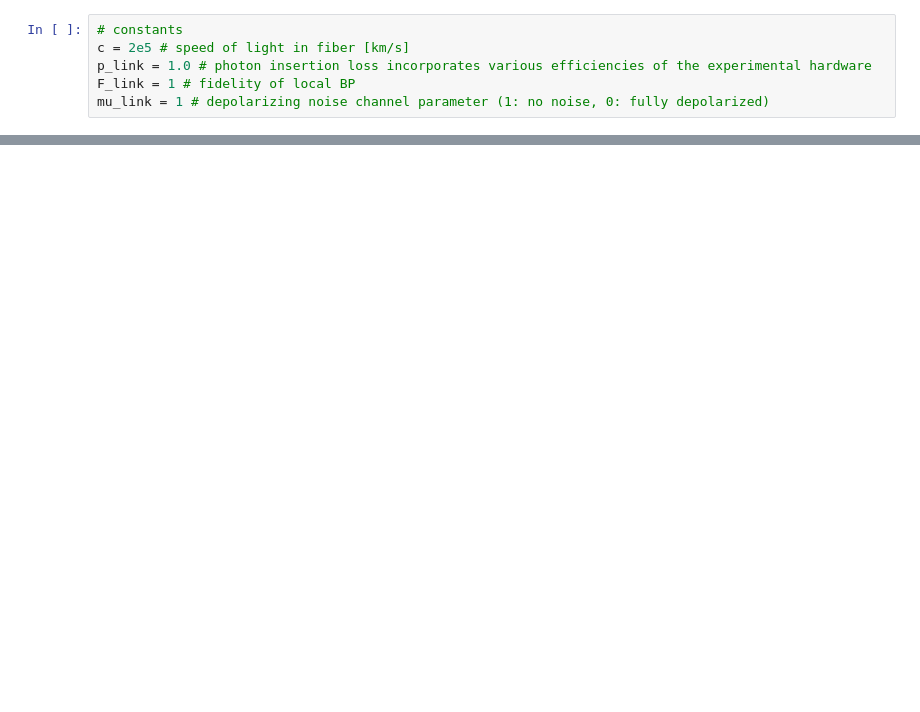
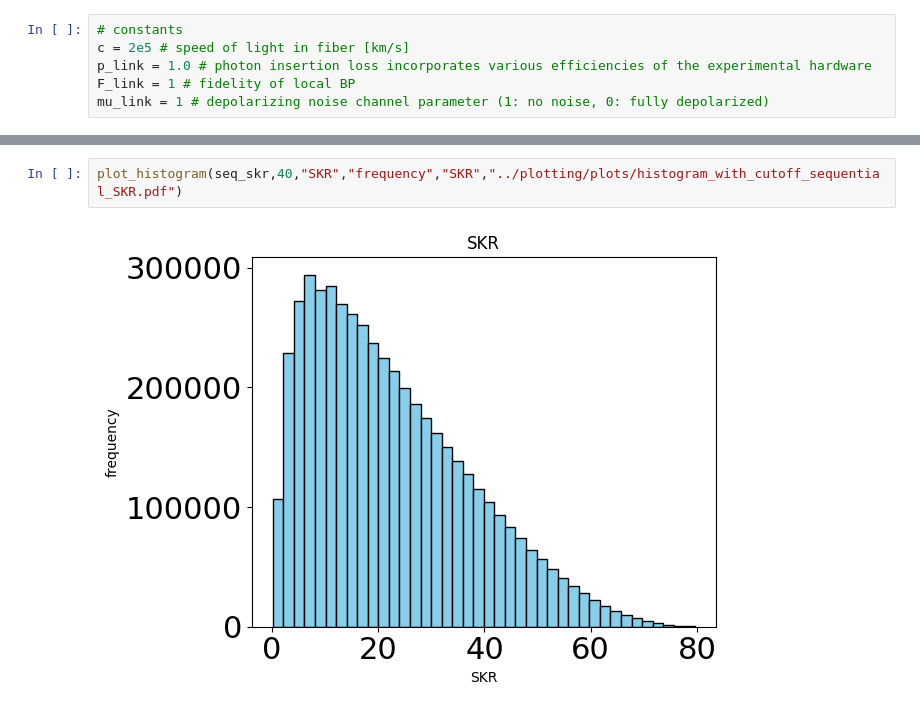
Before and after one commit to pooryousefshahrooz/repeater_chains, a Jupyter notebook: figures_paper/figure4.ipynb, the cells around one changed output, grey strips where cells are left out. Drawn from its saved outputs; the diff is of its cells as text; blank space fills up the shorter version.

```diff
--- a/figures_paper/figure4.ipynb
+++ b/figures_paper/figure4.ipynb
@@ -131,0 +264,4 @@ hist(seq_ebit,seq_skr,par_ebit,par_skr,x_axis_tick_font_size,y_axis_tick_font_si
+# %%
+plot_histogram(seq_skr,40,"SKR","frequency","SKR","../plotting/plots/histogram_with_cutoff_sequential_SKR.pdf")
+# %% [output]
+[figure, added]
```
Also changed, not shown: parts of 8 cells of this notebook, 3 other files.
